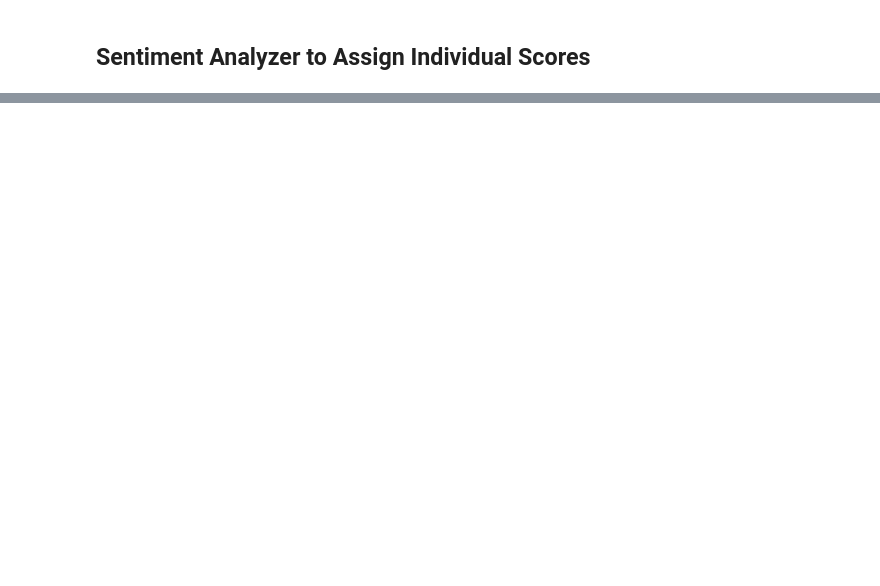
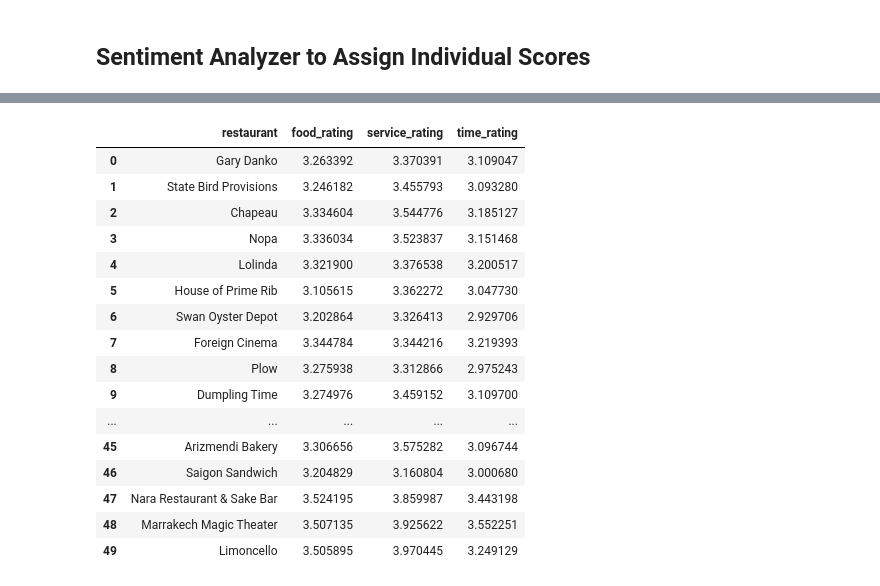
Before and after one commit to Injungahn/Yelp-Review-Categorizer, a Jupyter notebook: code/03_Sentence_Classification.ipynb, the cells around one changed output, grey strips where cells are left out. Saved outputs shown, nothing was run; the diff lists cells and outputs as text; code cells hidden in the pictures; blank space fills up the shorter version.

Commit message:
created individual ratings for different categories

```diff
--- a/code/03_Sentence_Classification.ipynb
+++ b/code/03_Sentence_Classification.ipynb
@@ -299,0 +331,28 @@ sent = SentimentIntensityAnalyzer()
+# %%
+restaurants = list(df['restaurant_name'].value_counts().index)
+# %%
+review_types = ['food_review', 'service_review', 'time_review']
+# %%
+def get_review_score(df, sent):
+
+    total_score = 0
+    for idx, row in df.iterrows():
+        total_score += sent.polarity_scores(row['sentence'])['compound']
+
+    total_score = total_score / len(df.index)
+
+    return (total_score + 1) * 5 / 2
+# %%
+restaurant_ratings = pd.DataFrame([], columns = ['restaurant', 'food_rating', 'service_rating', 'time_rating'])
+
+for restaurant in restaurants:
+
+    # Gets dataframe from only one restaurant
+    rest_df = df[df['restaurant_name'] == restaurant]
+
+    ratings = []
+    for review_type in review_types:
+        ratings.append(get_review_score(rest_df[rest_df[review_type] != set()], sent))
+
+    print(restaurant, ratings)
+    restaurant_ratings.loc[len(restaurant_ratings.index)] = [restaurant, ratings[0], ratings[1], ratings[2]]
@@ -299,0 +377,20 @@ sent = SentimentIntensityAnalyzer()
+# %%
+restaurant_ratings
+# %% [output]
+|  | restaurant | food_rating | service_rating | time_rating |
+| 0 | Gary Danko | 3.263392 | 3.370391 | 3.109047 |
+| 1 | State Bird Provisions | 3.246182 | 3.455793 | 3.093280 |
+| 2 | Chapeau | 3.334604 | 3.544776 | 3.185127 |
+| 3 | Nopa | 3.336034 | 3.523837 | 3.151468 |
+| 4 | Lolinda | 3.321900 | 3.376538 | 3.200517 |
+| 5 | House of Prime Rib | 3.105615 | 3.362272 | 3.047730 |
+| 6 | Swan Oyster Depot | 3.202864 | 3.326413 | 2.929706 |
+| 7 | Foreign Cinema | 3.344784 | 3.344216 | 3.219393 |
+| 8 | Plow | 3.275938 | 3.312866 | 2.975243 |
+| 9 | Dumpling Time | 3.274976 | 3.459152 | 3.109700 |
+| ... | ... | ... | ... | ... |
+| 45 | Arizmendi Bakery | 3.306656 | 3.575282 | 3.096744 |
+| 46 | Saigon Sandwich | 3.204829 | 3.160804 | 3.000680 |
+| 47 | Nara Restaurant & Sake Bar | 3.524195 | 3.859987 | 3.443198 |
+| 48 | Marrakech Magic Theater | 3.507135 | 3.925622 | 3.552251 |
+| 49 | Limoncello | 3.505895 | 3.970445 | 3.249129 |
```
Also changed, not shown: parts of 7 cells of this notebook.
